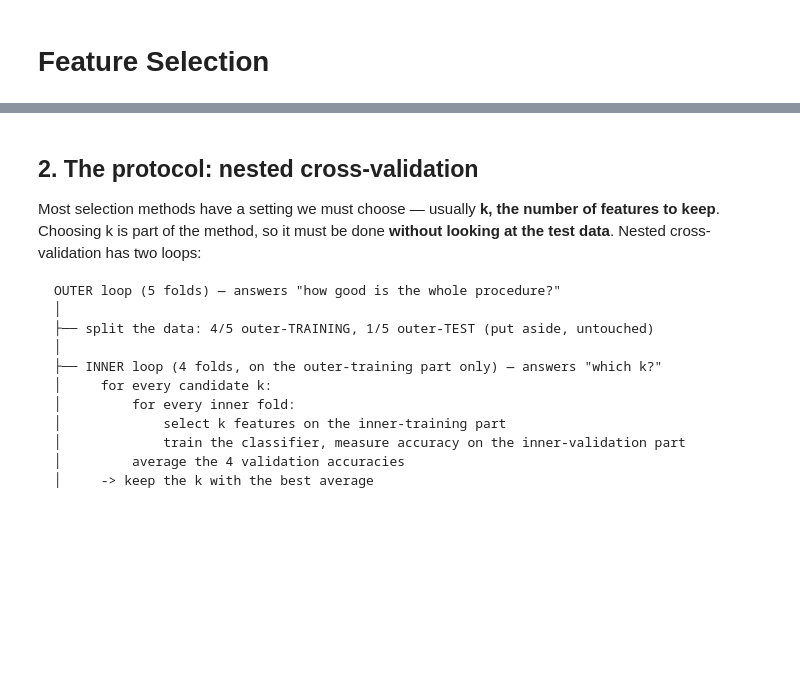
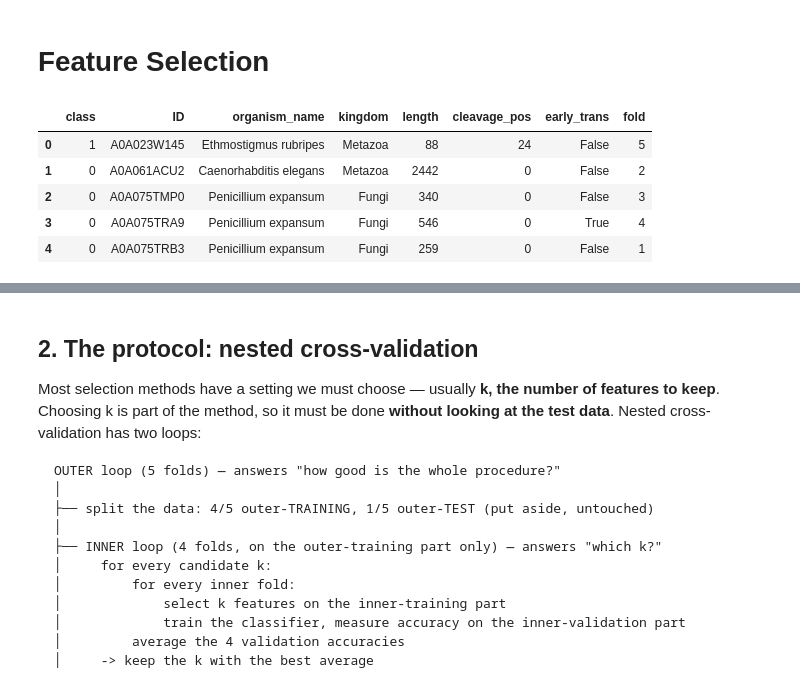
Before and after one commit to alirammal-ux/Signal_Peptide_Predictor, a Jupyter notebook: Feature_Selection/debug_feature_selection.ipynb, the cells around one changed output, grey strips where cells are left out. Drawn from its saved outputs; the diff is of its cells as text; code cells hidden in the pictures; blank space fills up the shorter version.

```diff
--- a/Feature_Selection/debug_feature_selection.ipynb
+++ b/Feature_Selection/debug_feature_selection.ipynb
@@ -21,0 +33,9 @@ RANDOM_STATE = 111
+# %%
+df.head()
+# %% [output]
+|  | class | ID | organism_name | kingdom | length | cleavage_pos | early_trans | fold |
+| 0 | 1 | A0A023W145 | Ethmostigmus rubripes | Metazoa | 88 | 24 | False | 5 |
+| 1 | 0 | A0A061ACU2 | Caenorhabditis elegans | Metazoa | 2442 | 0 | False | 2 |
+| 2 | 0 | A0A075TMP0 | Penicillium expansum | Fungi | 340 | 0 | False | 3 |
+| 3 | 0 | A0A075TRA9 | Penicillium expansum | Fungi | 546 | 0 | True | 4 |
+| 4 | 0 | A0A075TRB3 | Penicillium expansum | Fungi | 259 | 0 | False | 1 |
```
Also changed, not shown: parts of 4 cells of this notebook, 2 other files.
